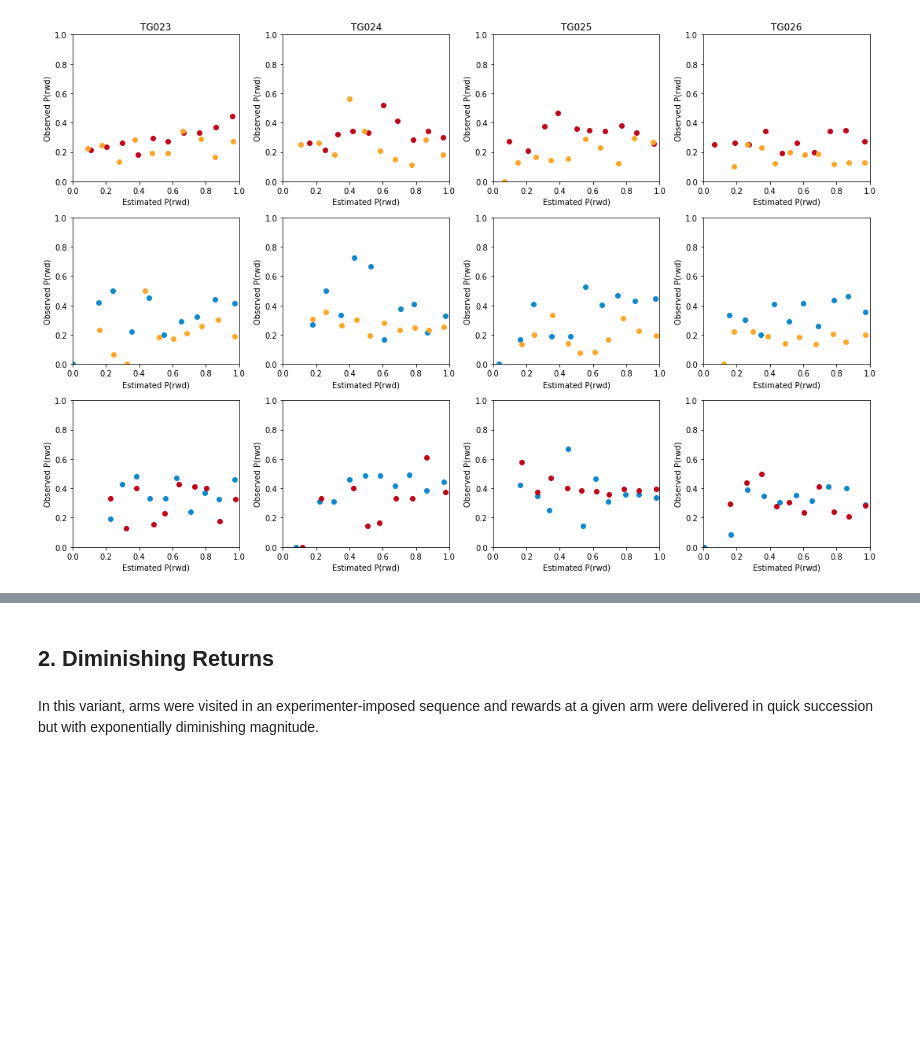
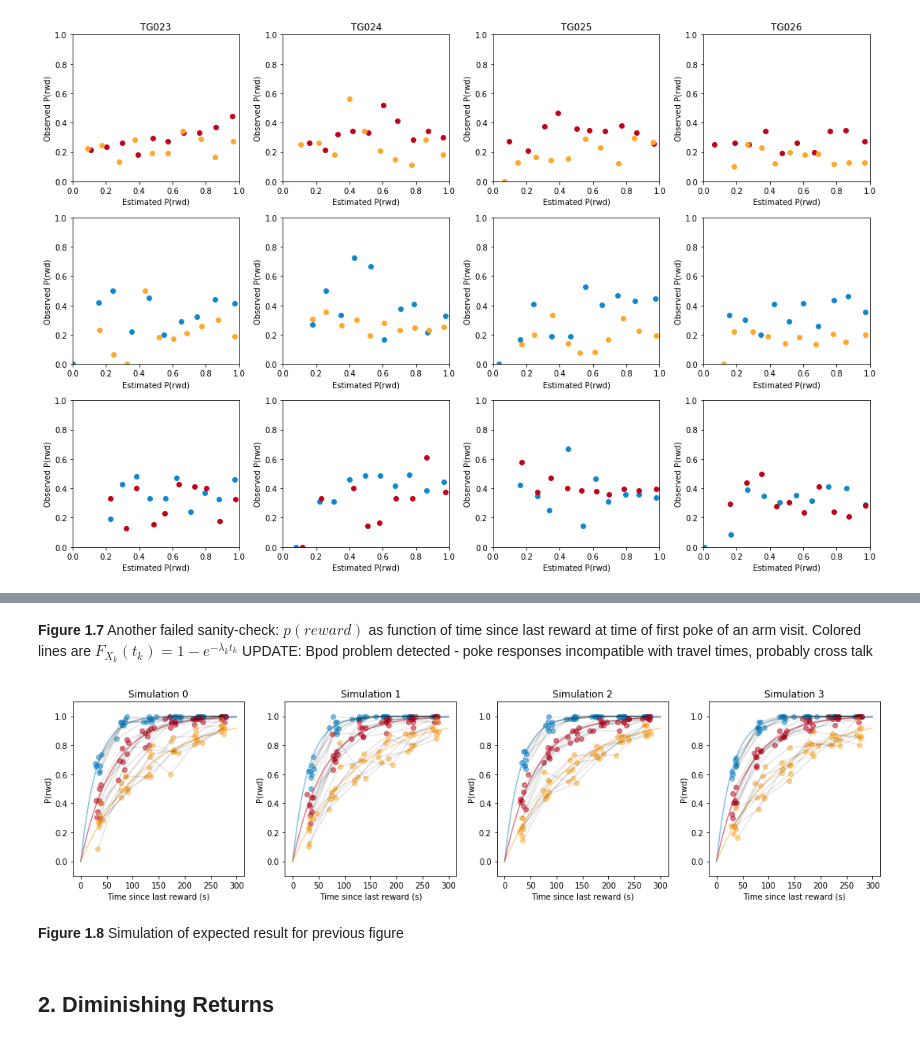
Before and after one commit to tsgouvea/3AF_report, a Jupyter notebook: 3AF_report.ipynb, the cells around one changed output, grey strips where cells are left out. Saved outputs shown, nothing was run; the diff lists cells and outputs as text; code cells hidden in the pictures; blank space fills up the shorter version.

```diff
--- a/3AF_report.ipynb
+++ b/3AF_report.ipynb
@@ -345,4 +386,44 @@ plt.tight_layout()
+# %% [markdown]
+**Figure 1.7** Another failed sanity-check: $p(reward)$ as function of time since last reward at time of first poke of an arm visit. Colored lines are $F_{X_k}(t_k) = 1 - e^{-\lambda_k t_k}$
+UPDATE: Bpod problem detected - poke responses incompatible with travel times, probably cross talk
+# %%
+lambdas=[1./30,1./60,1./120]
+hf, ha = plt.subplots(1,len(listSubj),figsize=(15,4),sharex=True)#,sharey=True)
+
+for iSubj in range(len(listSubj)):
+    ha[iSubj].set_title('Simulation ' + str(iSubj))
+    for iArm in list(set(dfSanPr[ndxSubj].arm)):
+        ndxArm=np.logical_and(dfSanPr.arm==iArm,ndxSubj)
+
+        x=np.linspace(0,300,101)
+
+        ha[iSubj].set_xlabel('Time since last reward (s)')
+        ha[iSubj].set_ylabel('P(rwd)')
+        ha[iSubj].set_ylim(-.1,1.1)
+
+        y=1-np.exp(-lambdas[iArm]*x)
+        ha[iSubj].plot(x,y,c=colors[iArm],alpha=.5)
+        for iSess in list(set(dfSanPr[ndxSubj].date)):
+
+            x=np.ceil(np.random.uniform(10,300,300))
+            y=np.ceil(np.random.exponential(1/lambdas[iArm],300))
+            y=[x[i]>y[i] for i in range(len(x))]
+            y=np.array(y)
+
+#             bin_edges=np.percentile(x,np.linspace(0,100,np.floor(np.sqrt(len(x))).astype('int')))
+            bin_edges=np.percentile(x,np.linspace(0,100,7))
+
+            ndx=np.digitize(x,bin_edges)
+            x_binned = [x[ndx == i].mean() for i in range(1, len(bin_edges))]
+            y_binned = [y[ndx == i].mean() for i in range(1, len(bin_edges))]
+
+            ha[iSubj].scatter(x_binned,y_binned,c=colors[iArm],alpha=.5)
+            ha[iSubj].plot(x_binned,y_binned,c='xkcd:black',alpha=.1)
+
+plt.tight_layout()
+# %% [output]
+[figure, added]
+# %% [markdown]
+**Figure 1.8** Simulation of expected result for previous figure
 # %% [markdown]
 ## 2. Diminishing Returns
-# %% [markdown]
-In this variant, arms were visited in an experimenter-imposed sequence and rewards at a given arm were delivered in quick succession but with exponentially diminishing magnitude.
```
Also changed, not shown: parts of 19 cells of this notebook, 5 other files.
